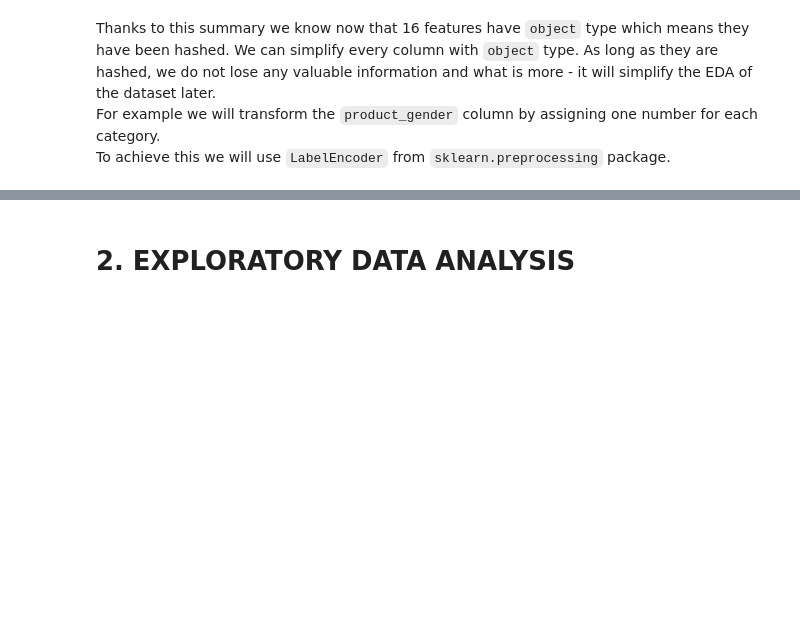
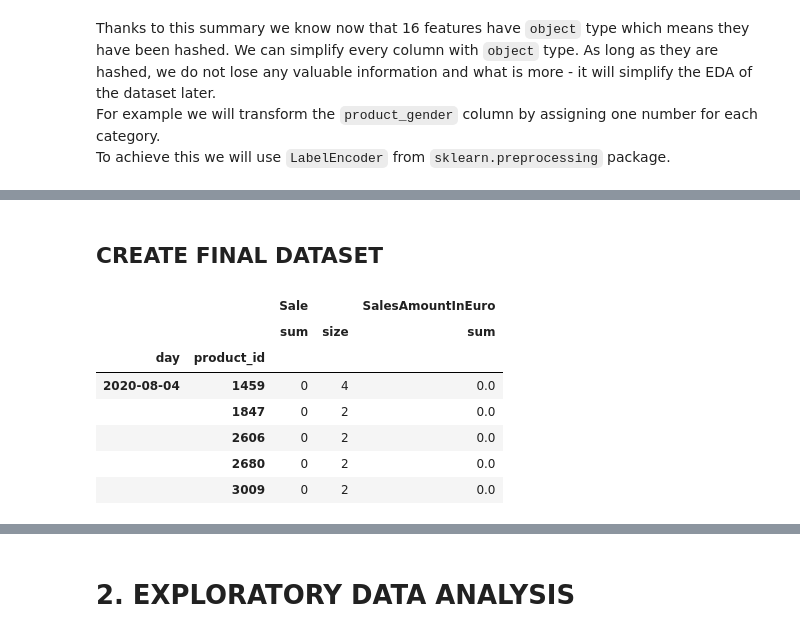
Before and after one commit to anras5/Criteo-Search-Data, a Jupyter notebook: Trial1.ipynb, the cells around one changed output, grey strips where cells are left out. Saved outputs shown, nothing was run; the diff lists cells and outputs as text; code cells hidden in the pictures; blank space fills up the shorter version.

```diff
--- a/Trial1.ipynb
+++ b/Trial1.ipynb
@@ -163,0 +170,2 @@ df_nans_encoded.head()
+# %% [markdown]
+## CREATE FINAL DATASET
@@ -163,0 +176,13 @@ df_nans_encoded.head()
+# %%
+df = df_nans_encoded.groupby(['day', 'product_id']).agg({'Sale' : ['sum', 'size'], 'SalesAmountInEuro': 'sum'})
+# %%
+df.head()
+# %% [output]
+|  |  | Sale |  | SalesAmountInEuro |
+|  |  | sum | size | sum |
+| day | product_id |  |  |  |
+| 2020-08-04 | 1459 | 0 | 4 | 0.0 |
+|  | 1847 | 0 | 2 | 0.0 |
+|  | 2606 | 0 | 2 | 0.0 |
+|  | 2680 | 0 | 2 | 0.0 |
+|  | 3009 | 0 | 2 | 0.0 |
```
Also changed, not shown: parts of 14 cells of this notebook.
